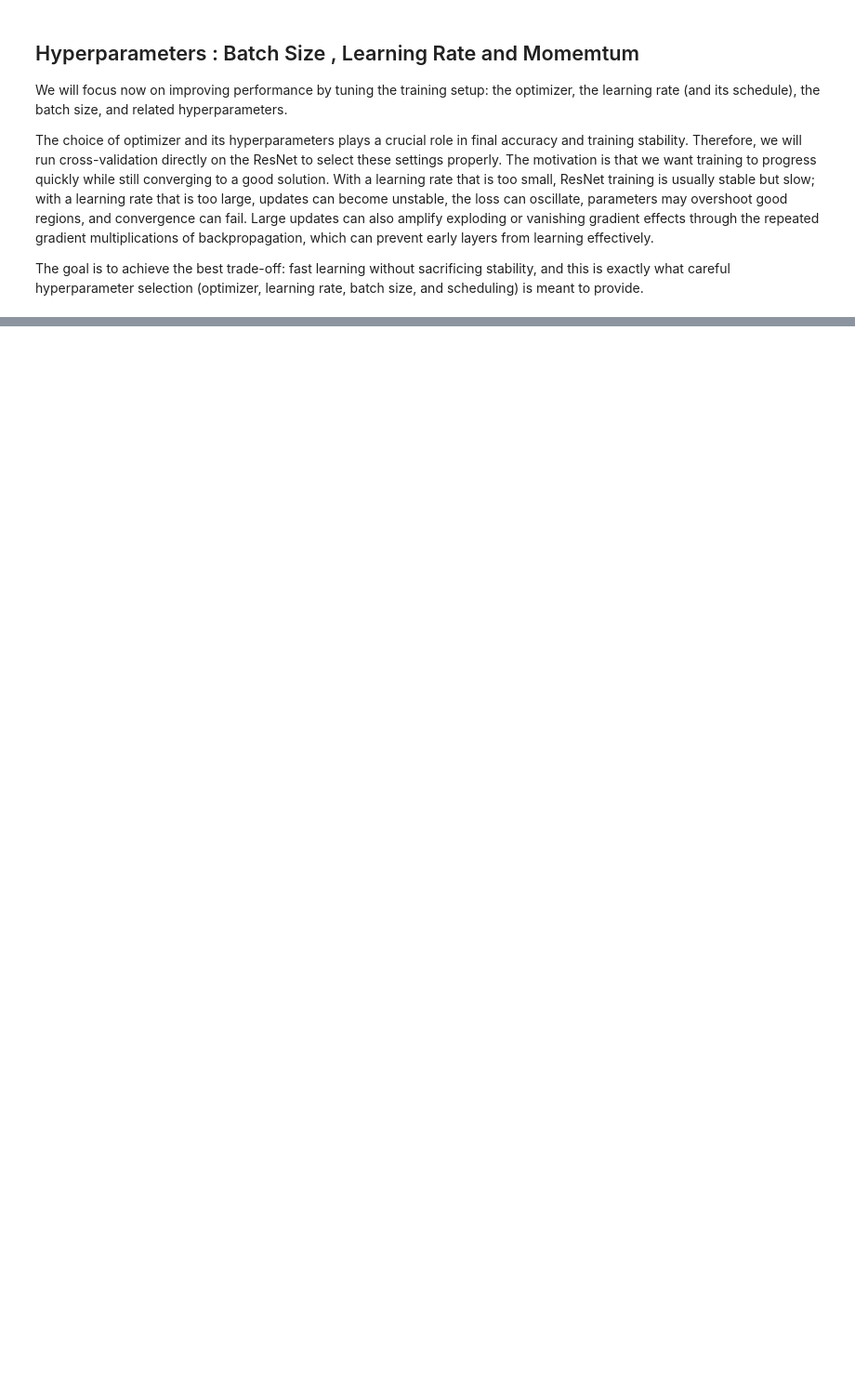
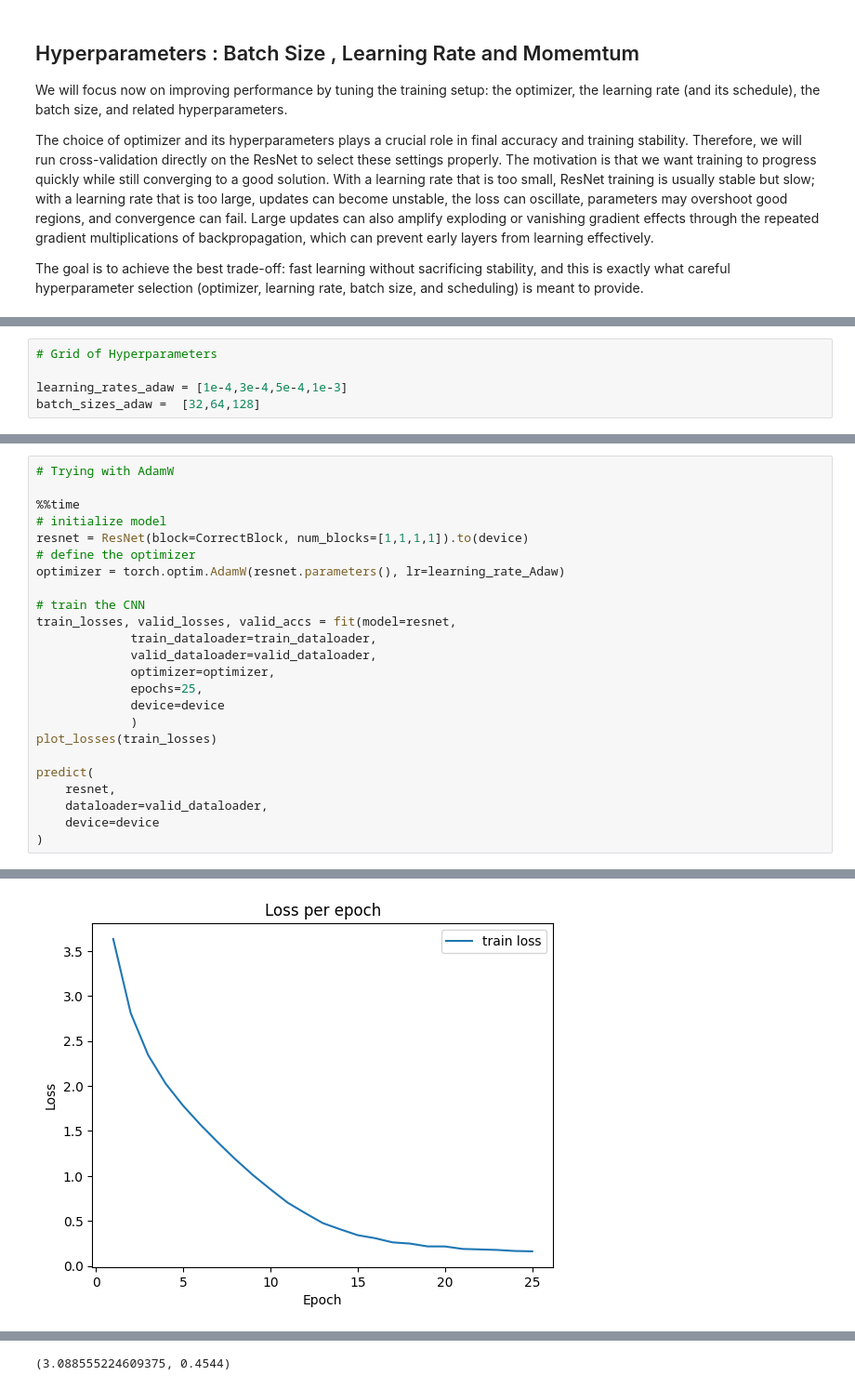
Before and after one commit to XavierMagbi/FundamentalLearningEPFL, a Jupyter notebook: HW3_practice/HW3_practical_ex.ipynb, the cells around one changed output, grey strips where cells are left out. Shown: that part at 93% size. Cells and saved outputs as stored; diff of their text form; blank space fills up the shorter version.

```diff
--- a/HW3_practice/HW3_practical_ex.ipynb
+++ b/HW3_practice/HW3_practical_ex.ipynb
@@ -632,0 +797,5 @@ The model has too many parameters! Not allowed to evaluate.
+# %%
+# Grid of Hyperparameters
+
+learning_rates_adaw = [1e-4,3e-4,5e-4,1e-3]
+batch_sizes_adaw =  [32,64,128]
@@ -632,0 +890,25 @@ The model has too many parameters! Not allowed to evaluate.
+# %%
+# Trying with AdamW
+
+%%time
+# initialize model
+resnet = ResNet(block=CorrectBlock, num_blocks=[1,1,1,1]).to(device)
+# define the optimizer
+optimizer = torch.optim.AdamW(resnet.parameters(), lr=learning_rate_Adaw)
+
+# train the CNN
+train_losses, valid_losses, valid_accs = fit(model=resnet,
+             train_dataloader=train_dataloader,
+             valid_dataloader=valid_dataloader,
+             optimizer=optimizer,
+             epochs=25,
+             device=device
+             )
+plot_losses(train_losses)
+
+predict(
+    resnet,
+    dataloader=valid_dataloader,
+    device=device
+)
+# %% [output]
@@ -632,0 +932 @@ The model has too many parameters! Not allowed to evaluate.
+[figure, added]
@@ -632,0 +936 @@ The model has too many parameters! Not allowed to evaluate.
+(3.088555224609375, 0.4544)
```
Also changed, not shown: parts of 50 cells of this notebook.
